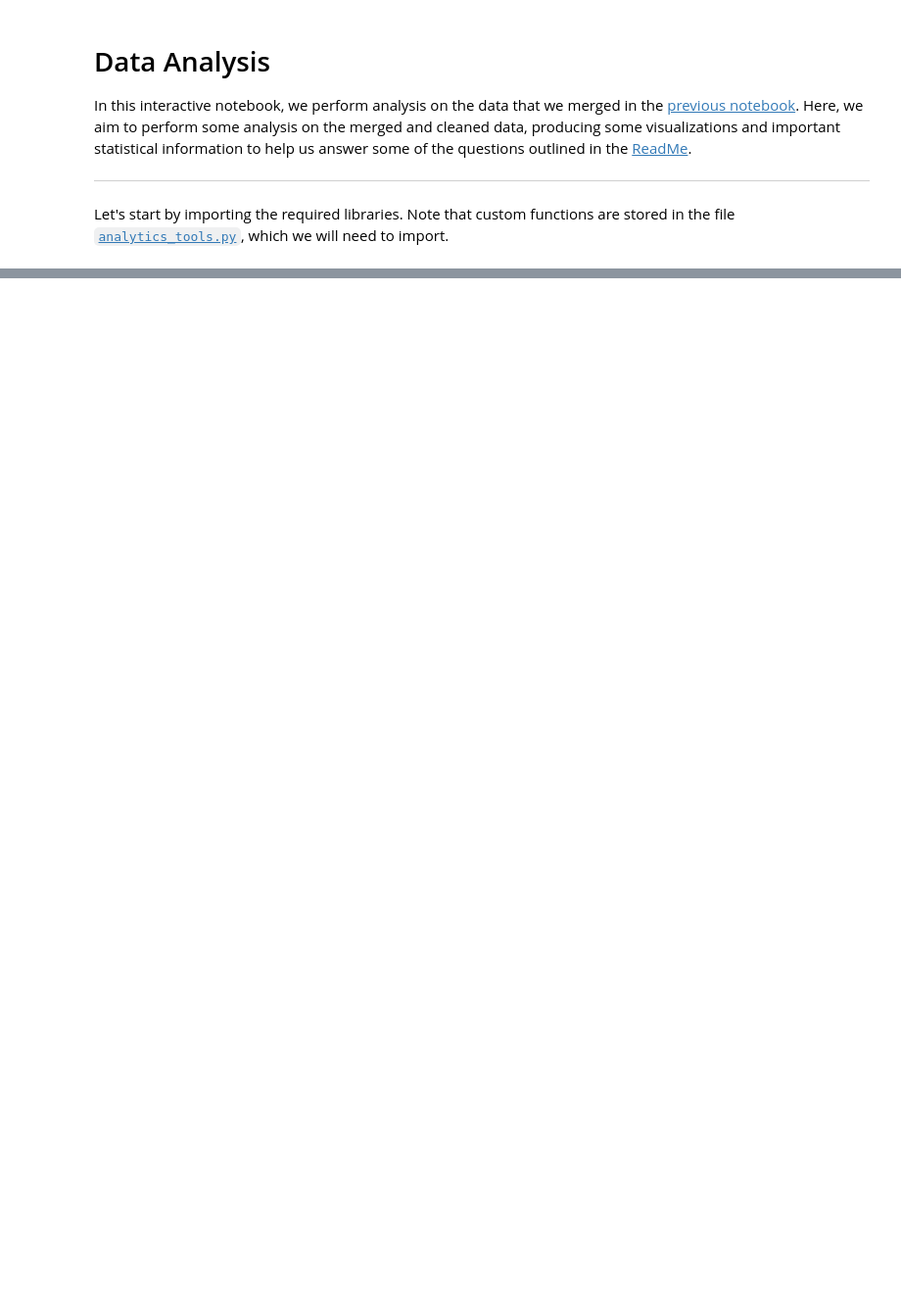
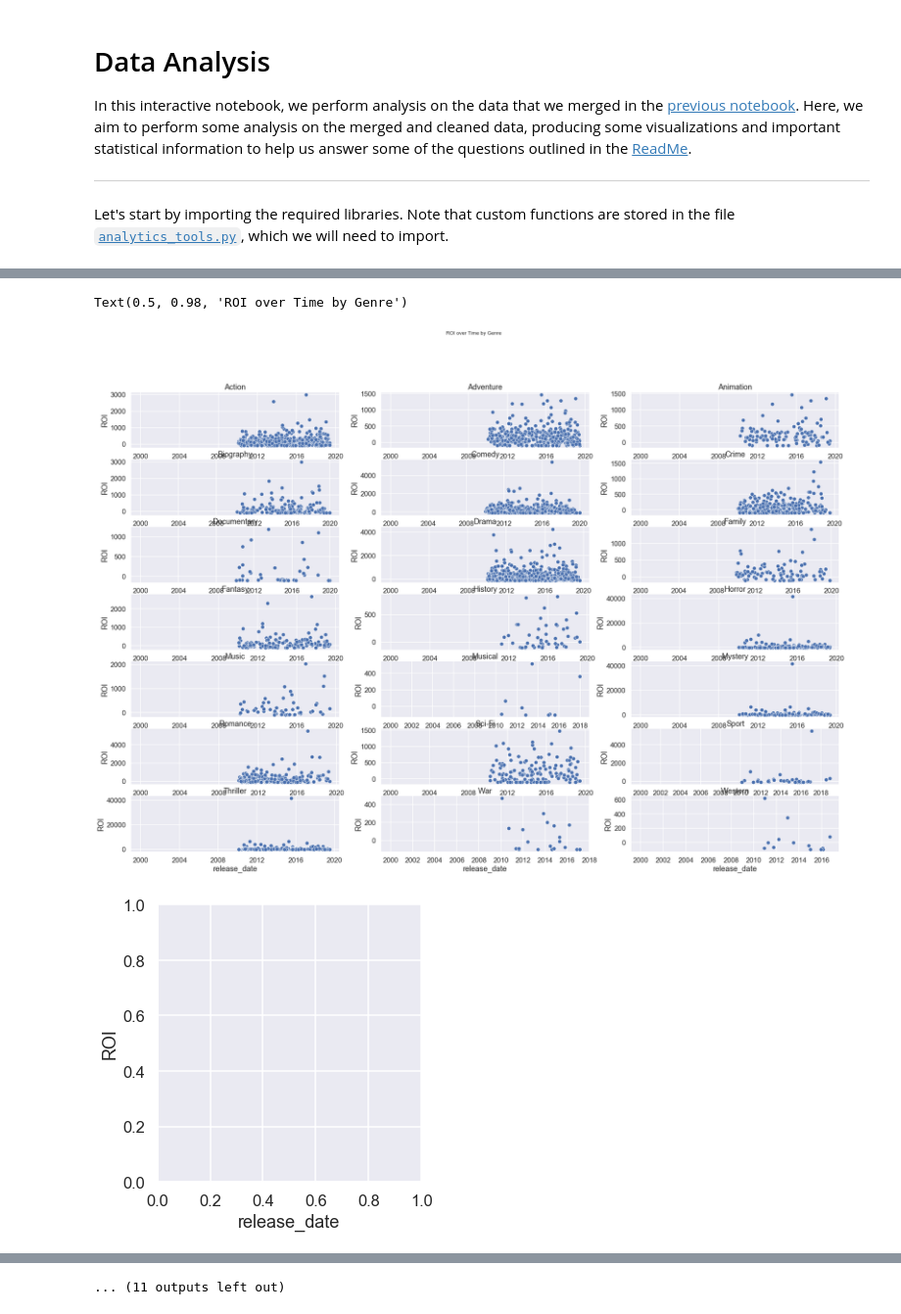
Before and after one commit to bbjornstad-flatiron/flatiron-mod1-project, a Jupyter notebook: data-analysis.ipynb, the cells around one changed output, grey strips where cells are left out. Shown at 98% size. Cells and saved outputs as stored; diff of their text form; code cells hidden in the pictures; blank space fills up the shorter version.

```diff
--- a/data-analysis.ipynb
+++ b/data-analysis.ipynb
@@ -94,0 +28,4 @@ Somehow, we need to best make use of our genre descriptors. We currently have li
+# %%
+final_data['ROI'] = ((final_data['worldwide_gross']
+                      - final_data['production_budget'])
+                     / final_data['production_budget']) * 100
@@ -94,0 +48,2 @@ Somehow, we need to best make use of our genre descriptors. We currently have li
+# %%
+genre_dummies = pd.get_dummies(final_data.genres.apply(pd.Series).stack()).sum(level=0)
@@ -94,0 +58,3 @@ Somehow, we need to best make use of our genre descriptors. We currently have li
+# %%
+num_subplots = len(genre_dummies.columns)
+num_subplots
@@ -94,0 +96,21 @@ Somehow, we need to best make use of our genre descriptors. We currently have li
+# %%
+for genre in genre_dummies.columns:
+    cur_subset = final_data[genre_dummies[genre] == 1]
+    mean_roi = cur_subset.mean()['ROI']
+# %%
+rows = 7
+cols = 3
+genre_subset_f, genre_subset_ax = plt.subplots(nrows=rows, ncols=cols, figsize=(30, 20))
+
+for i in range(num_subplots):
+    genre = genre_dummies.columns[i]
+    row = i // cols
+    col = i % cols
+    cur_ax = genre_subset_ax[row, col]
+    cur_subset = final_data[genre_dummies[genre] == 1]
+    sns.relplot(x='release_date', y='ROI', data=cur_subset, ax=cur_ax)
+    cur_ax.set_title(genre)
+# %% [output]
+Text(0.5, 0.98, 'ROI over Time by Genre')
+[figure, added]
+[figure, added]
@@ -94,0 +126 @@ Somehow, we need to best make use of our genre descriptors. We currently have li
+... (11 outputs left out)
```
Also changed, not shown: parts of 34 cells of this notebook, 5 other files.
